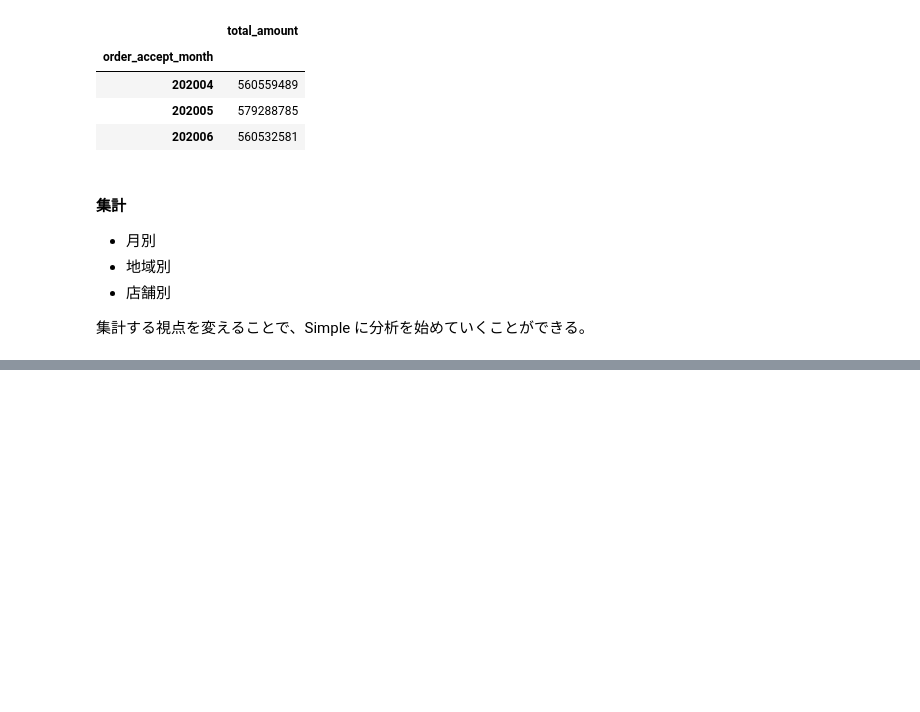
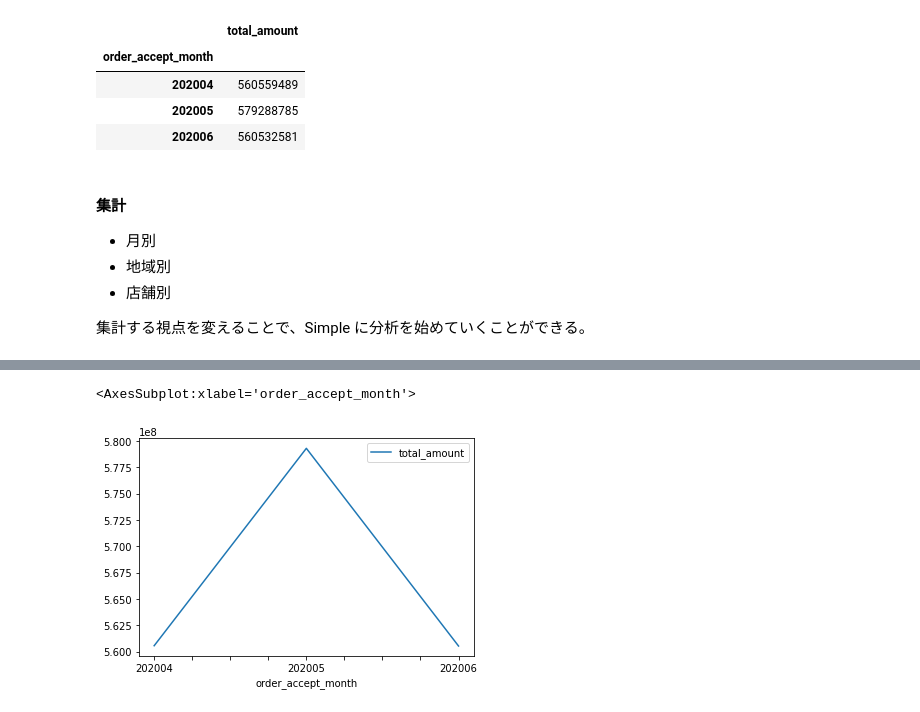
Before and after one commit to 1024xx4/machine_learning_system_100_knocks, a Jupyter notebook: section2/section2.ipynb, the cells around one changed output, grey strips where cells are left out. Saved outputs shown, nothing was run; the diff lists cells and outputs as text; code cells hidden in the pictures; blank space fills up the shorter version.

```diff
--- a/section2/section2.ipynb
+++ b/section2/section2.ipynb
@@ -204,0 +210,6 @@ month_data.sum()
+# %%
+import matplotlib.pyplot as plt
+month_data.sum().plot()
+# %% [output]
+<AxesSubplot:xlabel='order_accept_month'>
+[figure, added]
```
Also changed, not shown: parts of 4 cells of this notebook.
